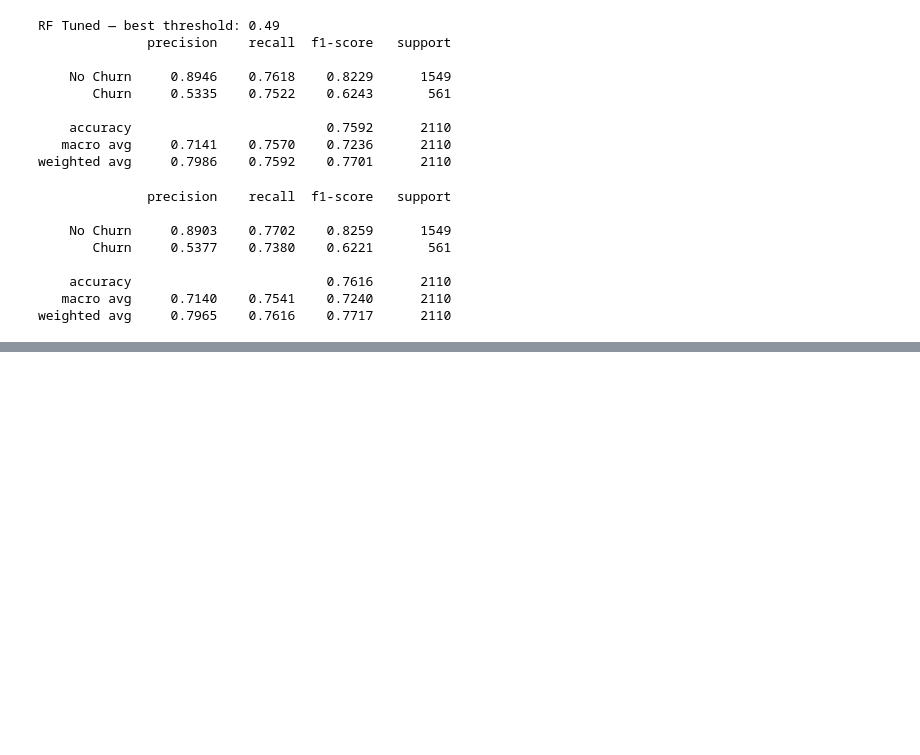
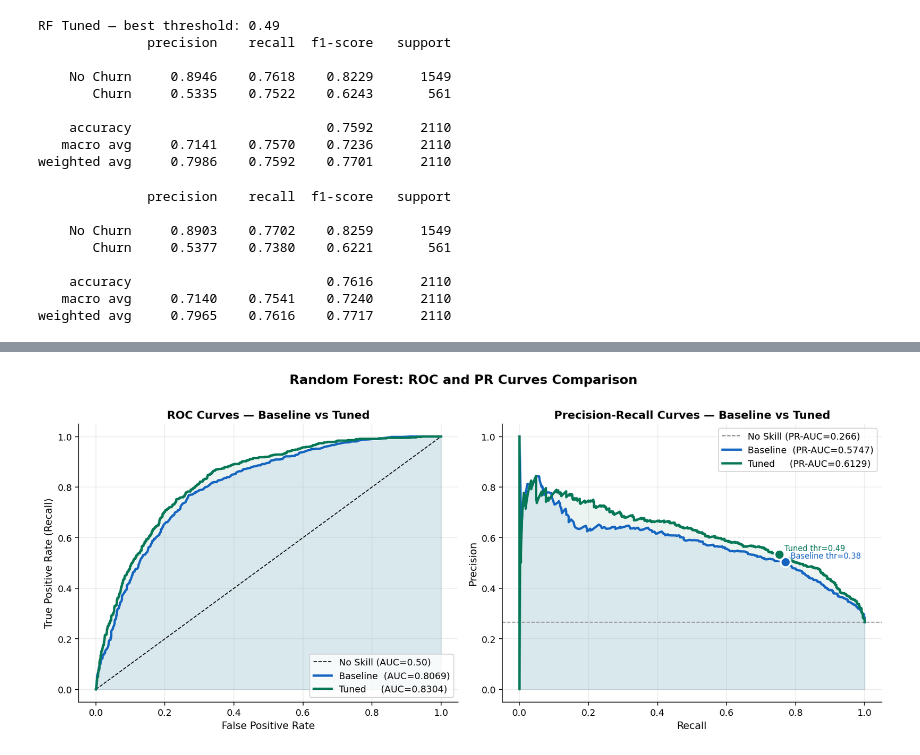
Before and after one commit to sMathujan/Telecom-Customer-Churn-Prediction, a Jupyter notebook: churn notebooks/03_Model_Building_and_Tuning.ipynb, the cells around one changed output, grey strips where cells are left out. Drawn from its saved outputs; the diff is of its cells as text; code cells hidden in the pictures; blank space fills up the shorter version.

```diff
--- a/churn notebooks/03_Model_Building_and_Tuning.ipynb
+++ b/churn notebooks/03_Model_Building_and_Tuning.ipynb
@@ -524,0 +650,68 @@ weighted avg     0.7965    0.7616    0.7717      2110
+# %%
+fig, axes = plt.subplots(1, 2, figsize=(13, 5.5))
+
+# ROC Curves
+fpr_b, tpr_b, _ = roc_curve(y_test, rf_prob_test)
+fpr_t, tpr_t, _ = roc_curve(y_test, rf_prob)
+
+auc_b = base_metrics['ROC-AUC']
+auc_t = tune_metrics['ROC-AUC']
+
+axes[0].plot([0,1],[0,1], 'k--', lw=1, label='No Skill (AUC=0.50)')
+axes[0].plot(fpr_b, tpr_b, color=C_BASE, lw=2.5,
+             label=f'Baseline  (AUC={auc_b:.4f})')
+axes[0].plot(fpr_t, tpr_t, color=C_TUNE, lw=2.5,
+             label=f'Tuned     (AUC={auc_t:.4f})')
+axes[0].fill_between(fpr_b, tpr_b, alpha=0.08, color=C_BASE)
+axes[0].fill_between(fpr_t, tpr_t, alpha=0.08, color=C_TUNE)
+axes[0].set_xlabel('False Positive Rate')
+axes[0].set_ylabel('True Positive Rate (Recall)')
+axes[0].set_title('ROC Curves — Baseline vs Tuned', fontweight='bold')
+axes[0].legend(loc='lower right')
+axes[0].grid(alpha=0.25)
+axes[0].spines['top'].set_visible(False)
+axes[0].spines['right'].set_visible(False)
+
+# PR Curves
+prec_b, rec_b, _ = precision_recall_curve(y_test, rf_prob_test)
+prec_t, rec_t, _ = precision_recall_curve(y_test, rf_prob)
+
+pr_b = base_metrics['PR-AUC']
+pr_t = tune_metrics['PR-AUC']
+no_skill = y_test.mean()
+
+axes[1].axhline(no_skill, color='grey', lw=1, linestyle='--',
+                label=f'No Skill (PR-AUC={no_skill:.3f})')
+axes[1].plot(rec_b, prec_b, color=C_BASE, lw=2.5,
+             label=f'Baseline  (PR-AUC={pr_b:.4f})')
+axes[1].plot(rec_t, prec_t, color=C_TUNE, lw=2.5,
+             label=f'Tuned     (PR-AUC={pr_t:.4f})')
+axes[1].fill_between(rec_b, prec_b, alpha=0.08, color=C_BASE)
+axes[1].fill_between(rec_t, prec_t, alpha=0.08, color=C_TUNE)
+
+# Mark operating points
+for (prob, thr, col, lbl) in [
+    (rf_prob_test, thr_base, C_BASE, f'Baseline thr={thr_base}'),
+    (rf_prob,      thr_tune, C_TUNE, f'Tuned thr={thr_tune}'),
+]:
+    p = precision_score(y_test, (prob >= thr).astype(int), zero_division=0)
+    r = recall_score(y_test, (prob >= thr).astype(int), zero_division=0)
+    axes[1].scatter(r, p, s=120, color=col, zorder=5, edgecolors='white', lw=2)
+    axes[1].annotate(lbl, (r, p), xytext=(6, 4), textcoords='offset points',
+                     fontsize=8.5, color=col)
+
+axes[1].set_xlabel('Recall')
+axes[1].set_ylabel('Precision')
+axes[1].set_title('Precision-Recall Curves — Baseline vs Tuned', fontweight='bold')
+axes[1].legend(loc='upper right')
+axes[1].grid(alpha=0.25)
+axes[1].spines['top'].set_visible(False)
+axes[1].spines['right'].set_visible(False)
+
+fig.suptitle('Random Forest: ROC and PR Curves Comparison',
+             fontsize=14, fontweight='bold', y=1.01)
+plt.tight_layout()
+plt.savefig('plots/04_rf_roc_pr_curves.png', bbox_inches='tight', dpi=150)
+plt.show()
+# %% [output]
+[figure, added]
```
Also changed, not shown: parts of 3 cells of this notebook, 2 other files.
